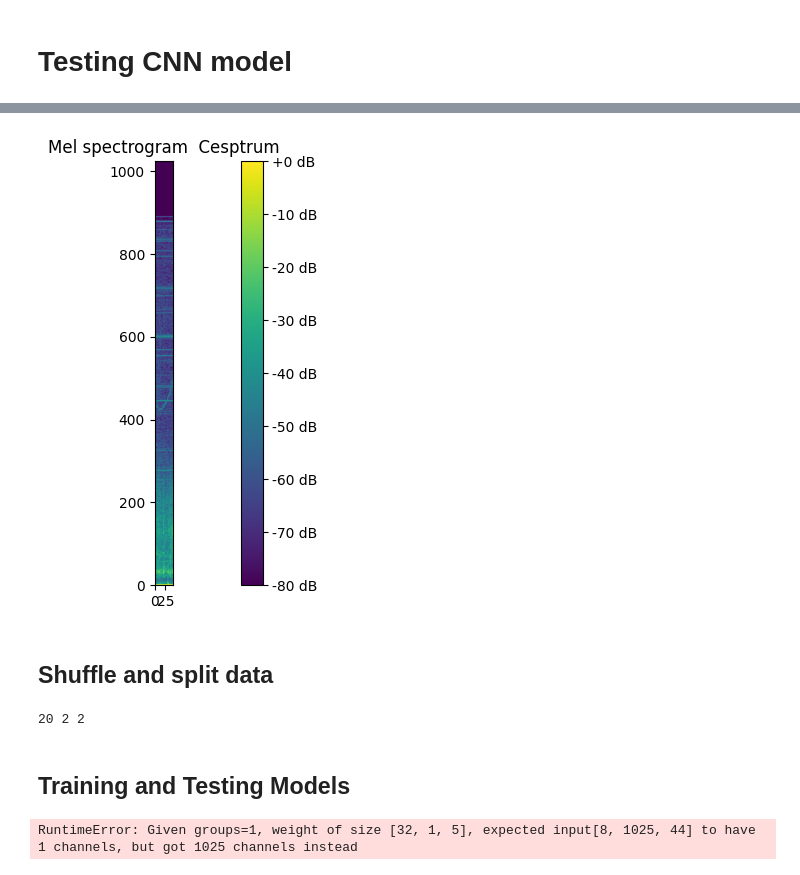
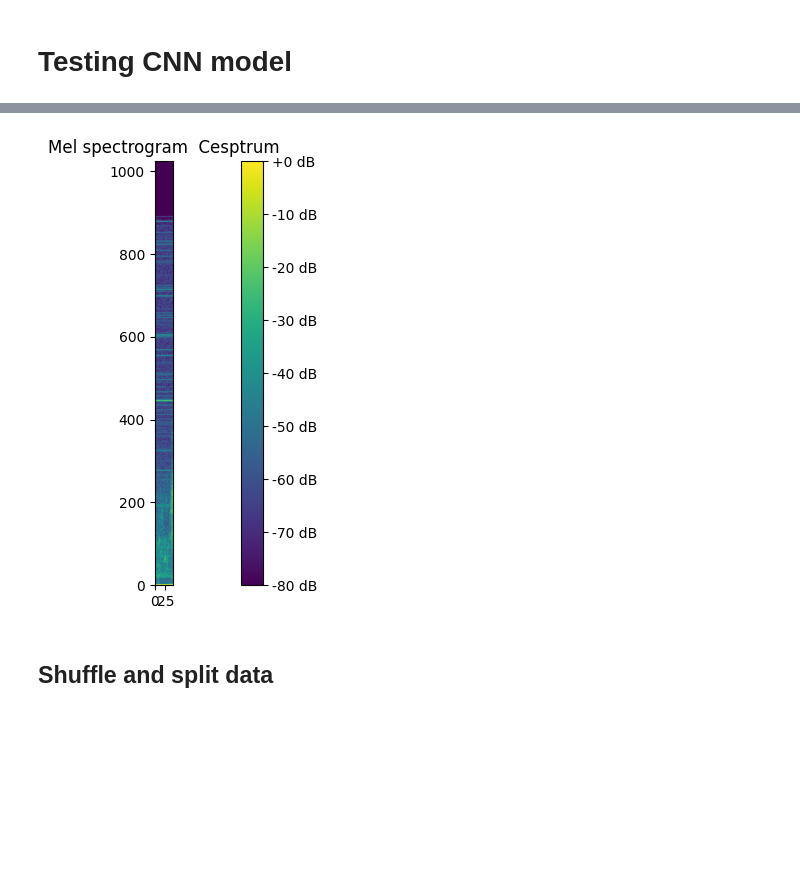
Before and after one commit to Denolle-Lab/OrcaSeis, a Jupyter notebook: cnn_pytorch.ipynb, the cells around one changed output, grey strips where cells are left out. Drawn from its saved outputs; the diff is of its cells as text; code cells hidden in the pictures; blank space fills up the shorter version.

```diff
--- a/cnn_pytorch.ipynb
+++ b/cnn_pytorch.ipynb
@@ -345,13 +326,13 @@ def normalize_spect(spect):
 spectrogram_1 = np.load(os.path.join(dir_path, "orca_spectrogram", "1.npy"))
 # %%
 N = spectrogram_1.shape[0]
-data = np.zeros(shape=(num_total_data, N, spectrogram_1.shape[1]))
+data = np.zeros(shape=(num_total_data, 1, N, spectrogram_1.shape[1]))
 labels = np.zeros(num_total_data)
 print(spectrogram_1.shape)
 
 # Shuffling data_df
 random.seed(1234)
 data_df = data_df.sample(frac=1).reset_index(drop=True)
-# data_df
+data_df
 # %% [output]
 (1025, 44)
@@ -358,27 +352,33 @@ data_df = data_df.sample(frac=1).reset_index(drop=True)
 # %%
 # Populating data and labels arrays
+non_existant_indices = []
 for index, row in data_df.iterrows():
     file_name = str(index) + ".npy"
 
-    # Load the spectrogram
     cat_path = ""
     if row['label'] == 0:
         cat_path = 'noise_spectrogram'
     else:
         cat_path = 'orca_spectrogram'
-    spectrogram = np.load(os.path.join(dir_path, cat_path, file_name))
 
-    # Select window of data (first 100 points)
-    spectrogram = spectrogram[:N, :]
+    file_path = os.path.join(dir_path, cat_path, file_name)
 
-    # Normalize using std deviation
-#     spectrogram = normalize_spect(spectrogram)
+    if os.path.exists(file_path):
+        spectrogram = np.load(file_path)
 
-    # Add spectrogram to data array
-    data[index] = spectrogram
+        # Select window of data (first 100 points)
+        spectrogram = spectrogram[:N, :]
 
-    # Populate labels array
-    labels[index] = row['label']
+        # Normalize using std deviation
+        # spectrogram = normalize_spect(spectrogram)
+
+        # Add spectrogram to data array
+        data[index] = spectrogram
+
+        # Populate labels array
+        labels[index] = row['label']
+    else:
+        non_existant_indices.append(index)
 
 data_tensor = torch.tensor(data)
 labels_tensor = torch.tensor(labels, dtype=torch.long)
@@ -385,40 +387,9 @@ labels_tensor = torch.tensor(labels, dtype=torch.long)
 # %%
 plt.figure(figsize=(14, 5))
-plt.imshow(data[2], origin='lower')
+plt.imshow(data[1][0], origin='lower')
 plt.colorbar(format='%+2.0f dB')
 plt.title('Mel spectrogram  Cesptrum')
 plt.tight_layout()
 plt.show()
 # %% [output]
-[figure, old version]
+[figure, new version]
-# %% [markdown]
-## Shuffle and split data
-# %%
-# Make the data a OrcaDataSet
-custom_dataset = OrcaDataSet(data_tensor, labels_tensor, 2)
-# first split train+val
-# Determine the size of the training set
-train_size = int(train_split/100 * len(custom_dataset)) # 80% of the data set
-val_size = int(val_split/100 * len(custom_dataset)) # 10% of the data set
-test_size = len(custom_dataset) - train_size - val_size # the rest is test
-train_dataset, val_dataset = random_split(custom_dataset, [train_size, test_size+val_size])
-# then split val into val+test
-test_dataset, val_dataset = random_split(val_dataset, [test_size,val_size])
-
-train_loader = DataLoader(train_dataset, batch_size=batch_size, shuffle=True,drop_last=True)
-val_loader = DataLoader(val_dataset, batch_size=batch_size, shuffle=True,drop_last=True)
-test_loader = DataLoader(test_dataset, batch_size=batch_size, shuffle=True,drop_last=True)
-print(len(train_loader),len(val_loader),len(test_loader))
-# %% [output]
-20 2 2
-# %% [markdown]
-## Training and Testing Models
-# %%
-# expects: input[8, 1, 1025] [batch_size, num_channels, sequence_length]
-
-model = OrcaCNN(num_classes=2, num_channels=num_channels,dropout_rate=dropout).to(device)  # Use 'cuda' if you have a GPU available
-(loss_time, val_loss_time, val_accuracy_time,test_loss,test_accuracy) = train_model(model,
-    train_loader,val_loader,test_loader,n_epochs=n_epochs,learning_rate=learning_rate,
-    criterion=criterion,augmentation=False)
-# %% [output]
-RuntimeError: Given groups=1, weight of size [32, 1, 5], expected input[8, 1025, 44] to have 1 channels, but got 1025 channels instead
@@ -426,0 +396,2 @@ data.shape
+# %% [markdown]
+## Shuffle and split data
```
Also changed, not shown: parts of 17 cells of this notebook, 1 other file.
